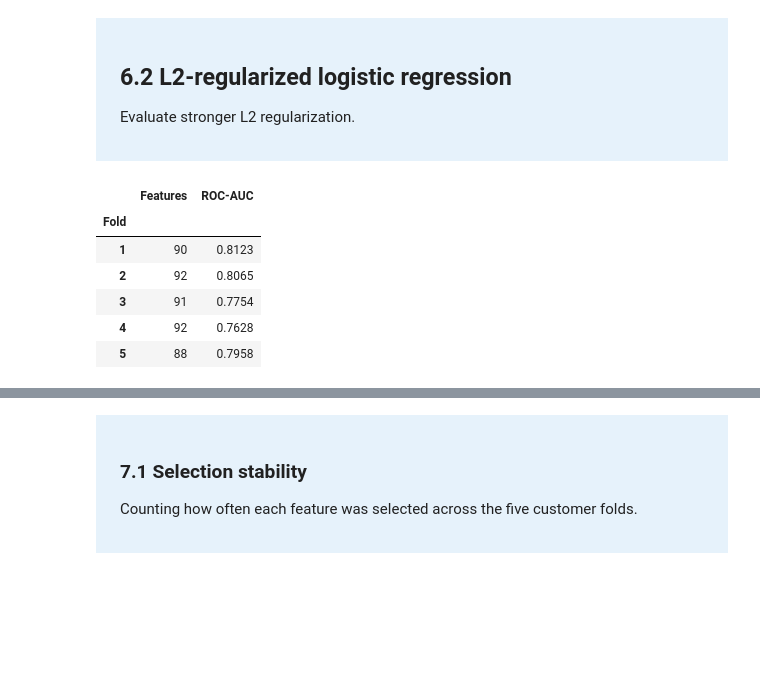
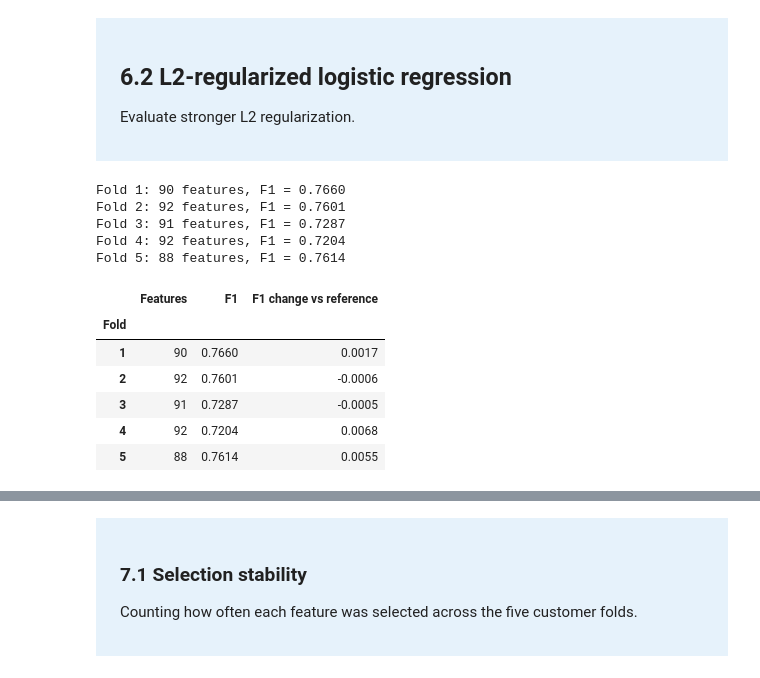
Before and after one commit to Chanti55/Machine_Learning_Group30, a Jupyter notebook: task3_v1.ipynb, the cells around one changed output, grey strips where cells are left out. Drawn from its saved outputs; the diff is of its cells as text; code cells hidden in the pictures; blank space fills up the shorter version.

```diff
--- a/task3_v1.ipynb
+++ b/task3_v1.ipynb
@@ -646,6 +673,7 @@ for fold, (trainidx, validx) in enumerate(splits, start=1):
         .get_feature_names_out()
     )
 
+    # Select features using L1 on training data only.
     l1_selector = LogisticRegression(
         l1_ratio=1,
         solver="liblinear",
@@ -658,15 +686,18 @@ for fold, (trainidx, validx) in enumerate(splits, start=1):
     selected = np.abs(l1_selector.coef_[0]) > 1e-8
 
     if not selected.any():
-        raise ValueError(
-            f"L1 selected no features in fold {fold}."
-        )
+        raise ValueError(f"L1 selected no features in fold {fold}.")
 
+    # Fit the reference classifier on the selected features.
     model = clone(reference_model.named_steps["model"])
     model.fit(X_train[:, selected], y.iloc[trainidx])
 
-    probabilities = model.predict_proba(X_val[:, selected])[:, 1]
-    auc = roc_auc_score(y.iloc[validx], probabilities)
+    positive_class = np.flatnonzero(model.classes_ == 1)[0]
+    probabilities = model.predict_proba(
+        X_val[:, selected]
+    )[:, positive_class]
+
+    fold_f1 = binary_f1(y.iloc[validx], probabilities)
 
     l1_selected_features[fold] = names[selected].tolist()
 
@@ -674,16 +705,18 @@ for fold, (trainidx, validx) in enumerate(splits, start=1):
         "Fold": fold,
         "Available features": len(names),
         "Selected features": int(selected.sum()),
-        "ROC-AUC": auc,
-        "Change vs reference":
-            auc - reference_results.loc[fold, "ROC-AUC"],
-        "Change vs RFE":
-            auc - rfe_cv_results.loc[fold, "ROC-AUC"],
+        "F1": fold_f1,
+        "F1 change vs reference": (
+            fold_f1 - reference_results.loc[fold, "F1"]
+        ),
+        "F1 change vs RFE": (
+            fold_f1 - rfe_cv_results.loc[fold, "F1"]
+        ),
     })
 
     print(
         f"Fold {fold}: {selected.sum()} features, "
-        f"ROC-AUC = {auc:.4f}"
+        f"F1 = {fold_f1:.4f}"
     )
 
 l1_cv_results = pd.DataFrame(l1_rows).set_index("Fold")
@@ -742,39 +775,55 @@ for fold, (trainidx, validx) in enumerate(splits, start=1):
     ridge_model = Pipeline([
         ("preprocessing", clone(pipeline)),
         ("model", LogisticRegression(
             l1_ratio=0,
             solver="lbfgs",
             C=0.1,
             max_iter=5000,
             random_state=RANDOMSTATE,
         )),
     ])
 
     ridge_model.fit(X.iloc[trainidx], y.iloc[trainidx])
 
+    positive_class = np.flatnonzero(ridge_model.classes_ == 1)[0]
     probabilities = ridge_model.predict_proba(
         X.iloc[validx]
-    )[:, 1]
+    )[:, positive_class]
+
+    fold_f1 = binary_f1(y.iloc[validx], probabilities)
 
     names = (
         ridge_model.named_steps["preprocessing"]
         .named_steps["columns"]
         .get_feature_names_out()
     )
 
     ridge_rows.append({
         "Fold": fold,
         "Features": len(names),
-        "ROC-AUC": roc_auc_score(y.iloc[validx], probabilities),
+        "F1": fold_f1,
+        "F1 change vs reference": (
+            fold_f1 - reference_results.loc[fold, "F1"]
+        ),
     })
+
+    print(
+        f"Fold {fold}: {len(names)} features, "
+        f"F1 = {fold_f1:.4f}"
+    )
 
 ridge_cv_results = pd.DataFrame(ridge_rows).set_index("Fold")
 display(ridge_cv_results.round(4))
 # %% [output]
+Fold 1: 90 features, F1 = 0.7660
+Fold 2: 92 features, F1 = 0.7601
+Fold 3: 91 features, F1 = 0.7287
+Fold 4: 92 features, F1 = 0.7204
+Fold 5: 88 features, F1 = 0.7614
-|  | Features | ROC-AUC |
-| Fold |  |  |
-| 1 | 90 | 0.8123 |
-| 2 | 92 | 0.8065 |
-| 3 | 91 | 0.7754 |
-| 4 | 92 | 0.7628 |
-| 5 | 88 | 0.7958 |
+|  | Features | F1 | F1 change vs reference |
+| Fold |  |  |  |
+| 1 | 90 | 0.7660 | 0.0017 |
+| 2 | 92 | 0.7601 | -0.0006 |
+| 3 | 91 | 0.7287 | -0.0005 |
+| 4 | 92 | 0.7204 | 0.0068 |
+| 5 | 88 | 0.7614 | 0.0055 |
```
Also changed, not shown: parts of 17 cells of this notebook.
